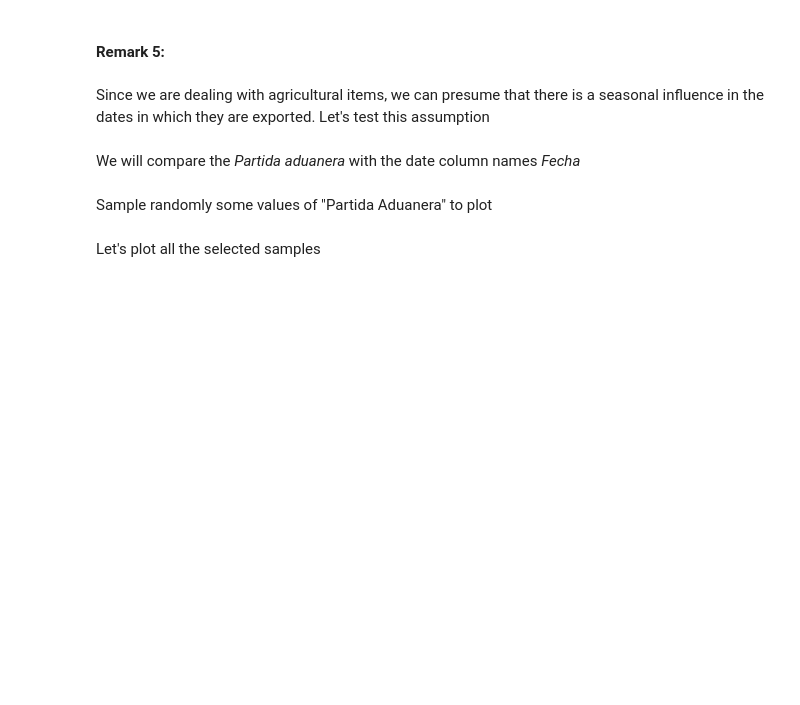
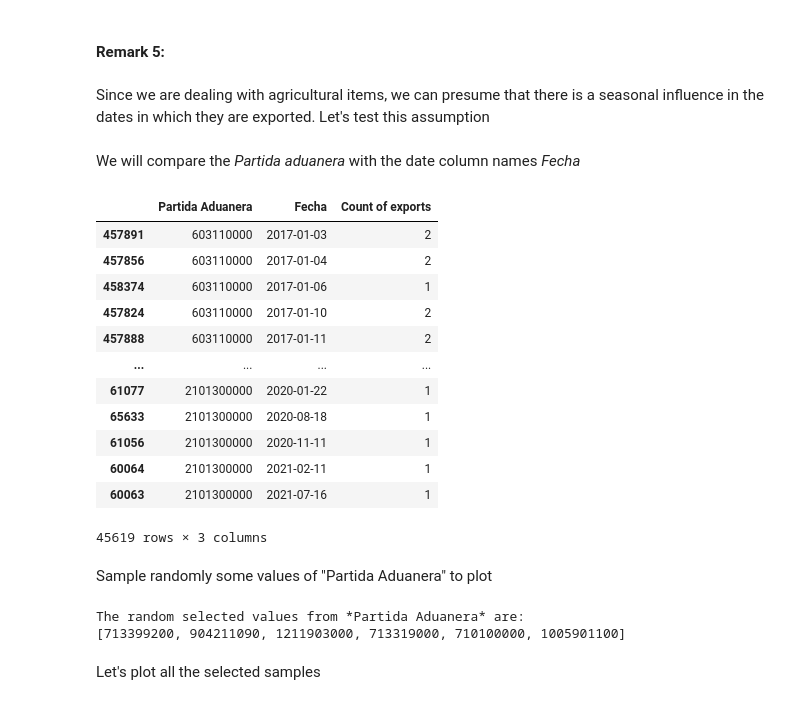
Before and after one commit to sergiopostigo/ML_Project, a Jupyter notebook: scripts/data_analysis.ipynb, the cells around one changed output. Cells and saved outputs as stored; diff of their text form; code cells hidden in the pictures; blank space fills up the shorter version.

```diff
--- a/scripts/data_analysis.ipynb
+++ b/scripts/data_analysis.ipynb
@@ -226,13 +402,27 @@ We will compare the *Partida aduanera* with the date column names *Fecha*
 # %%
 # Get the columns *Partida Aduanera* and *Fecha*
 descriptions = data[["Partida Aduanera", "Fecha"]].copy()
 # Cast the column of date (*Fecha*) to datetime
-descriptions['Fecha'] = pd.to_datetime(descriptions['Fecha'], format='%d/%m/%Y')
+descriptions['Fecha'] = pd.to_datetime(descriptions['Fecha'], format='%m/%d/%Y')
 # Count the exports by date
 descriptions['Count of exports'] = descriptions.groupby(['Partida Aduanera', 'Fecha'])['Fecha'].transform('count')
 descriptions.drop_duplicates(inplace=True)
 # Sort the dataframe
 descriptions.sort_values(by=['Partida Aduanera', 'Fecha'])
+# %% [output]
+|  | Partida Aduanera | Fecha | Count of exports |
+| 457891 | 603110000 | 2017-01-03 | 2 |
+| 457856 | 603110000 | 2017-01-04 | 2 |
+| 458374 | 603110000 | 2017-01-06 | 1 |
+| 457824 | 603110000 | 2017-01-10 | 2 |
+| 457888 | 603110000 | 2017-01-11 | 2 |
+| ... | ... | ... | ... |
+| 61077 | 2101300000 | 2020-01-22 | 1 |
+| 65633 | 2101300000 | 2020-08-18 | 1 |
+| 61056 | 2101300000 | 2020-11-11 | 1 |
+| 60064 | 2101300000 | 2021-02-11 | 1 |
+| 60063 | 2101300000 | 2021-07-16 | 1 |
+45619 rows × 3 columns
 # %% [markdown]
 Sample randomly some values of "Partida Aduanera" to plot
 # %%
@@ -258,6 +448,9 @@ for sample_df in samples_dfs:
     sample_df.set_index('Fecha', inplace=True)
     sample_df = sample_df.reindex(dates, fill_value=0)  #this can't be done inplace
     populated_samples_dfs.append(sample_df)
+# %% [output]
+The random selected values from *Partida Aduanera* are:
+[713399200, 904211090, 1211903000, 713319000, 710100000, 1005901100]
 # %% [markdown]
 Let's plot all the selected samples
 # %%
```
Also changed, not shown: parts of 22 cells of this notebook, 5 other files.
